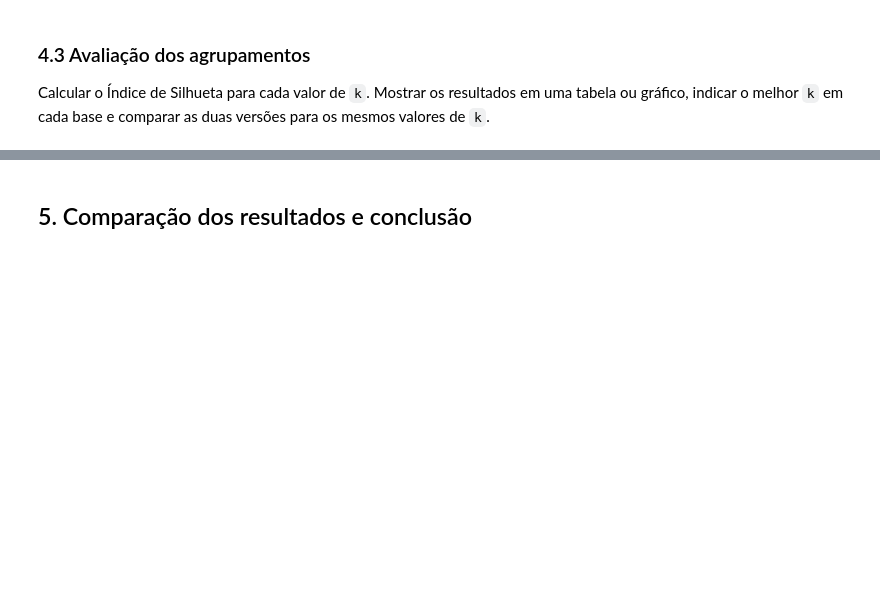
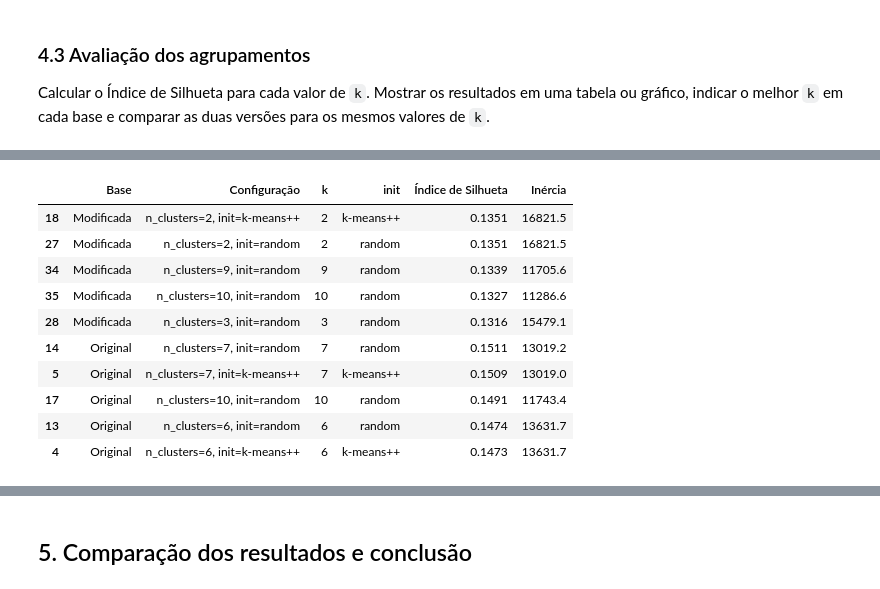
Before and after one commit to giovanasilverio/XMCO01-trabalho, a Jupyter notebook: trabalho.ipynb, the cells around one changed output, grey strips where cells are left out. Saved outputs shown, nothing was run; the diff lists cells and outputs as text; code cells hidden in the pictures; blank space fills up the shorter version.

```diff
--- a/trabalho.ipynb
+++ b/trabalho.ipynb
@@ -698,3 +698,26 @@ sensível à perda de informação contínua de idade e peso.
 Usar `X_original` e `X_modificado` completos como entrada do agrupamento.
 Codificar as colunas categóricas e padronizar as numéricas. A coluna
 `NObeyesdad` fica fora da entrada do modelo.
+# %%
+from sklearn.compose import ColumnTransformer
+from sklearn.preprocessing import OneHotEncoder, StandardScaler
+
+# Prepara a base completa (sem a variável-alvo) codificando categorias e padronizando números
+def preparar_kmeans(X):
+    colunas_num = X.select_dtypes(include="number").columns.tolist()
+    colunas_cat = X.select_dtypes(exclude="number").columns.tolist()
+
+    transformador = ColumnTransformer(
+        transformers=[
+            ("onehot", OneHotEncoder(handle_unknown="ignore", sparse_output=False), colunas_cat),
+            ("padronizacao", StandardScaler(), colunas_num),
+        ],
+        verbose_feature_names_out=False,
+    ).set_output(transform="pandas")
+
+    X_t = transformador.fit_transform(X)
+    return X_t, transformador
+
+
+X_original_kmeans, transf_original_kmeans = preparar_kmeans(X_original)
+X_modificado_kmeans, transf_modificado_kmeans = preparar_kmeans(X_modificado)
@@ -709,0 +878,19 @@ as duas versões para os mesmos valores de `k`.
+# %%
+# Top 5 configurações de cada base ordenadas pelo Índice de Silhueta
+display(
+    resultados_kmeans.sort_values(["Base", "Índice de Silhueta"], ascending=[True, False])
+    .groupby("Base").head(5)[["Base", "Configuração", "k", "init", "Índice de Silhueta", "Inércia"]]
+    .round({"Índice de Silhueta": 4, "Inércia": 1})
+)
+# %% [output]
+|  | Base | Configuração | k | init | Índice de Silhueta | Inércia |
+| 18 | Modificada | n_clusters=2, init=k-means++ | 2 | k-means++ | 0.1351 | 16821.5 |
+| 27 | Modificada | n_clusters=2, init=random | 2 | random | 0.1351 | 16821.5 |
+| 34 | Modificada | n_clusters=9, init=random | 9 | random | 0.1339 | 11705.6 |
+| 35 | Modificada | n_clusters=10, init=random | 10 | random | 0.1327 | 11286.6 |
+| 28 | Modificada | n_clusters=3, init=random | 3 | random | 0.1316 | 15479.1 |
+| 14 | Original | n_clusters=7, init=random | 7 | random | 0.1511 | 13019.2 |
+| 5 | Original | n_clusters=7, init=k-means++ | 7 | k-means++ | 0.1509 | 13019.0 |
+| 17 | Original | n_clusters=10, init=random | 10 | random | 0.1491 | 11743.4 |
+| 13 | Original | n_clusters=6, init=random | 6 | random | 0.1474 | 13631.7 |
+| 4 | Original | n_clusters=6, init=k-means++ | 6 | k-means++ | 0.1473 | 13631.7 |
```
Also changed, not shown: parts of 8 cells of this notebook, 1 other file.
